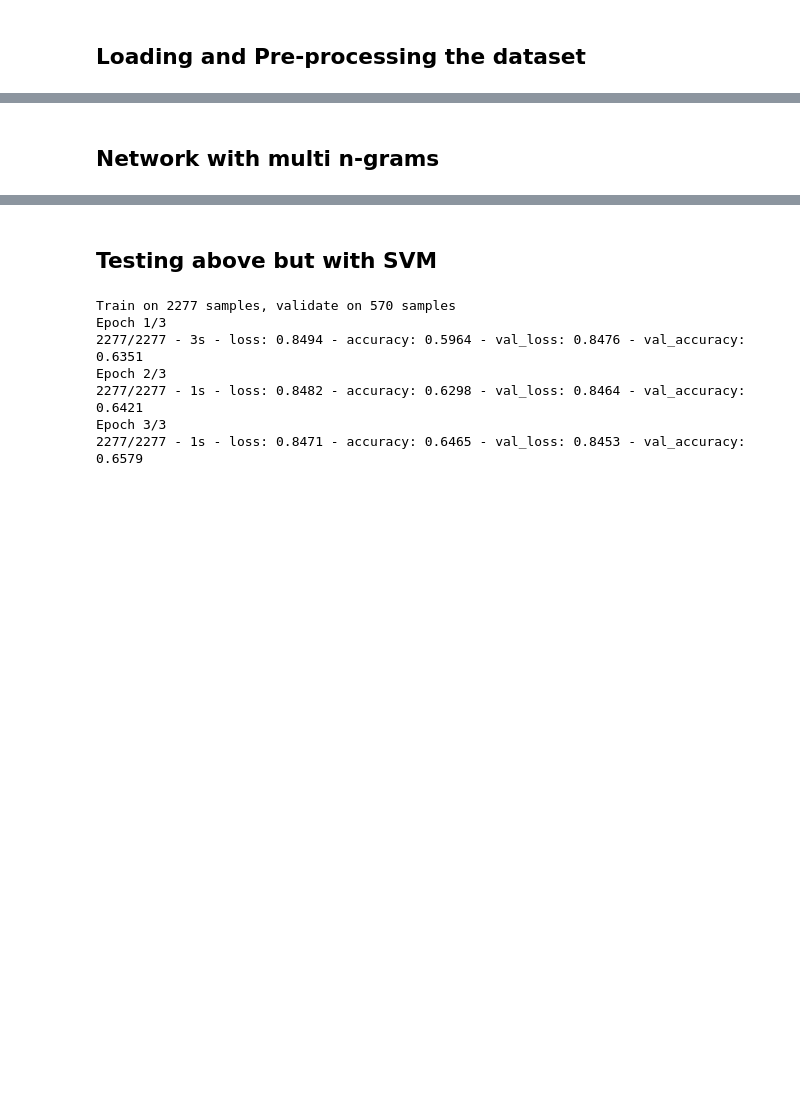
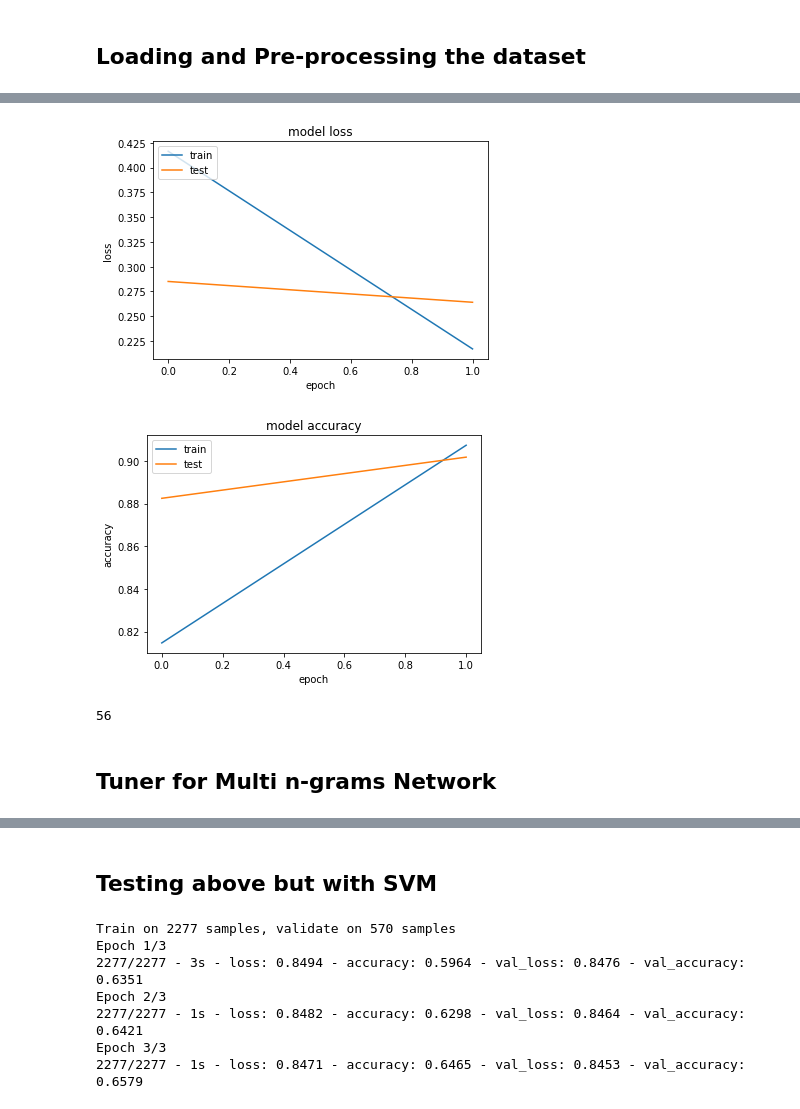
Before and after one commit to kamilszymczak/dissertation, a Jupyter notebook: ml/convnet.ipynb, the cells around one changed output, grey strips where cells are left out. Saved outputs shown, nothing was run; the diff lists cells and outputs as text; code cells hidden in the pictures; blank space fills up the shorter version.

Commit message:
convnet: added visualization of Tuner training history

```diff
--- a/ml/convnet.ipynb
+++ b/ml/convnet.ipynb
@@ -154,3 +252,18 @@ gh.model_accuracy(fit_obj)
+# %%
+gh.model_loss(fit_obj)
+gh.model_accuracy(fit_obj)
+
+from sklearn.metrics import confusion_matrix
+y_pred = (model.predict(X_test).ravel()>0.5)+0 # predict and get class (0 if pred < 0.5 else 1)
+tp, fp, fn, tn = confusion_matrix(y_test, y_pred, labels=[1, 0]).ravel()
+conf = confusion_matrix(y_test, y_pred, labels=[1, 0])
+gg = fn+fp
+gg
+# gh.conf_matrix(conf)
+# %% [output]
+[figure, added]
+[figure, added]
+56
 # %% [markdown]
-## Network with multi n-grams
+## Tuner for Multi n-grams Network
 # %%
```
Also changed, not shown: parts of 22 cells of this notebook.
